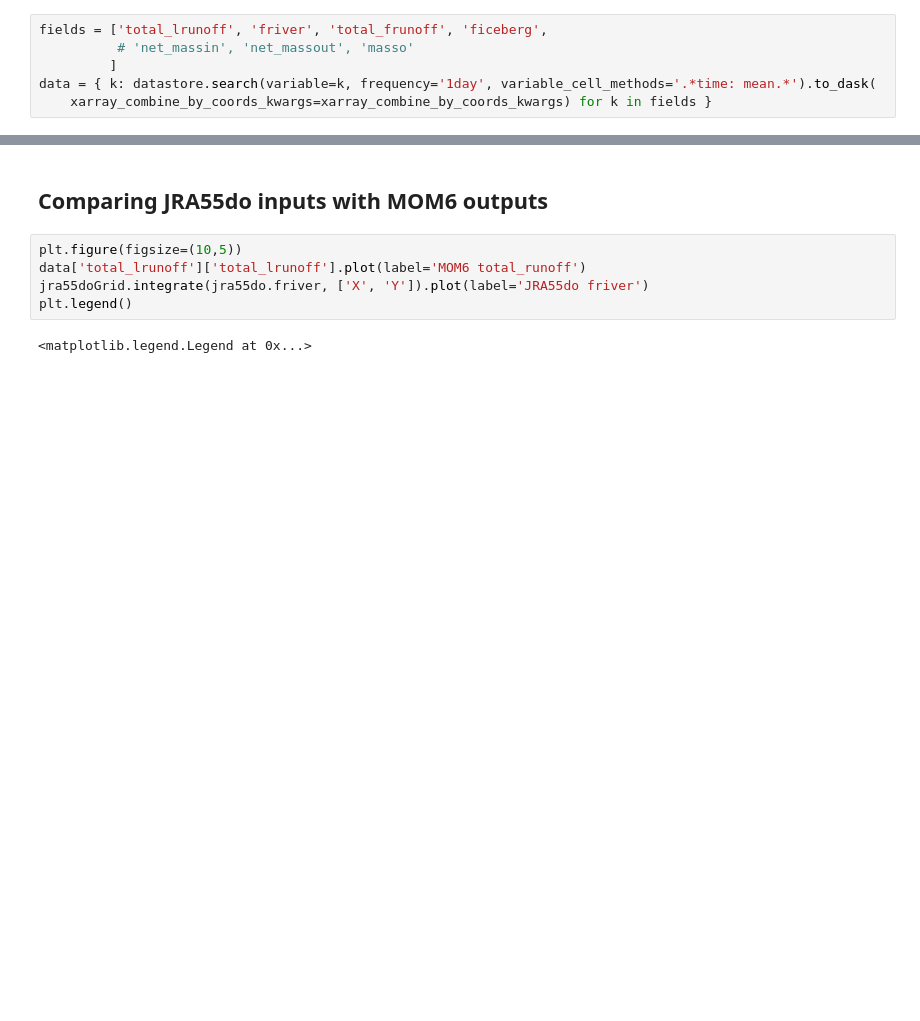
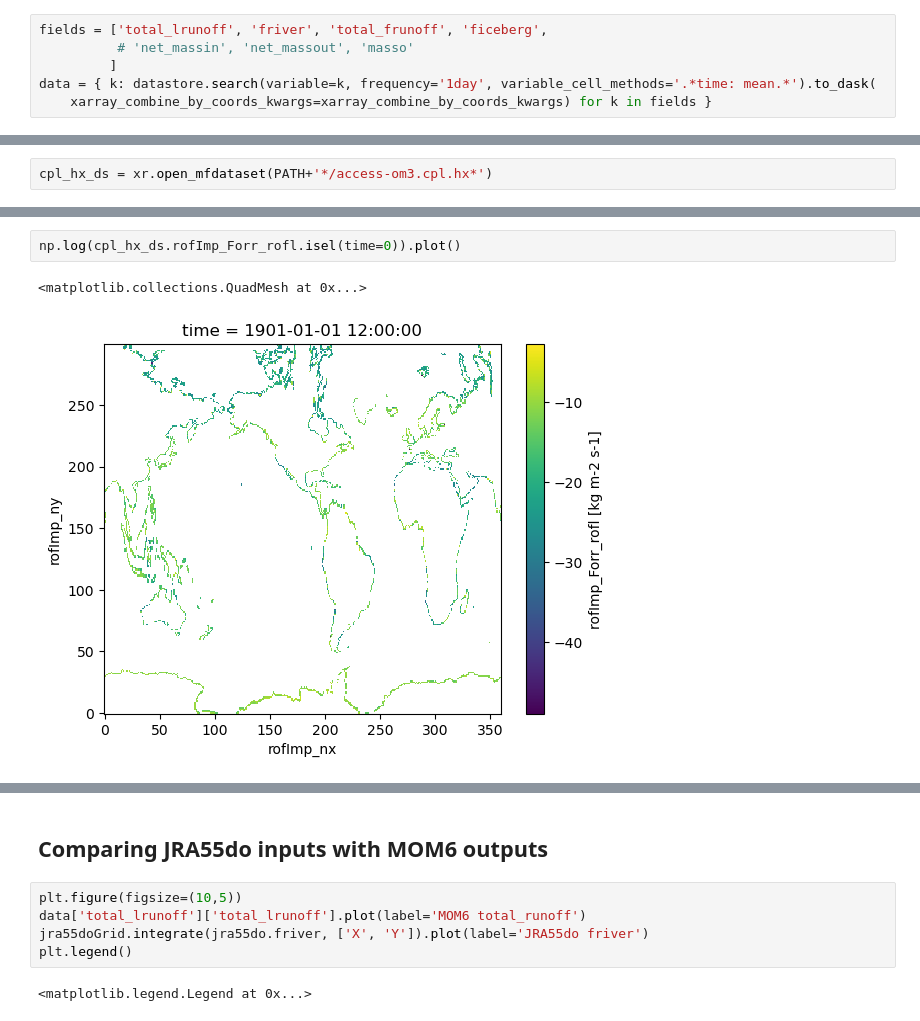
Before and after one commit to ACCESS-NRI/access-eval-recipes, a Jupyter notebook: ocean/runoff_budget.ipynb, the cells around one changed output, grey strips where cells are left out. Saved outputs shown, nothing was run; the diff lists cells and outputs as text; blank space fills up the shorter version.

```diff
--- a/ocean/runoff_budget.ipynb
+++ b/ocean/runoff_budget.ipynb
@@ -377,0 +414,2 @@ for k, d in data.items():
+# %%
+cpl_hx_ds = xr.open_mfdataset(PATH+'*/access-om3.cpl.hx*')
@@ -377,0 +499,5 @@ for k, d in data.items():
+# %%
+np.log(cpl_hx_ds.rofImp_Forr_rofl.isel(time=0)).plot()
+# %% [output]
+<matplotlib.collections.QuadMesh at 0x...>
+[figure, added]
```
Also changed, not shown: parts of 21 cells of this notebook.
